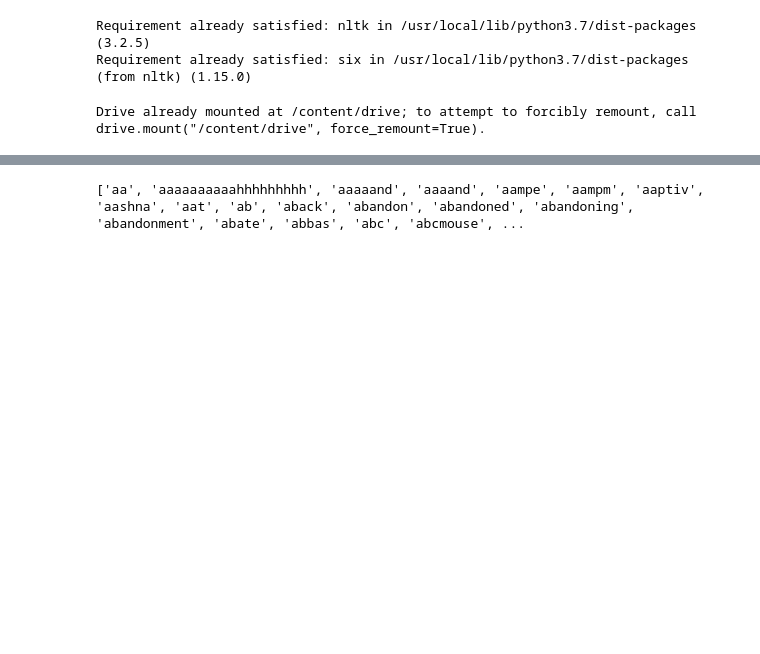
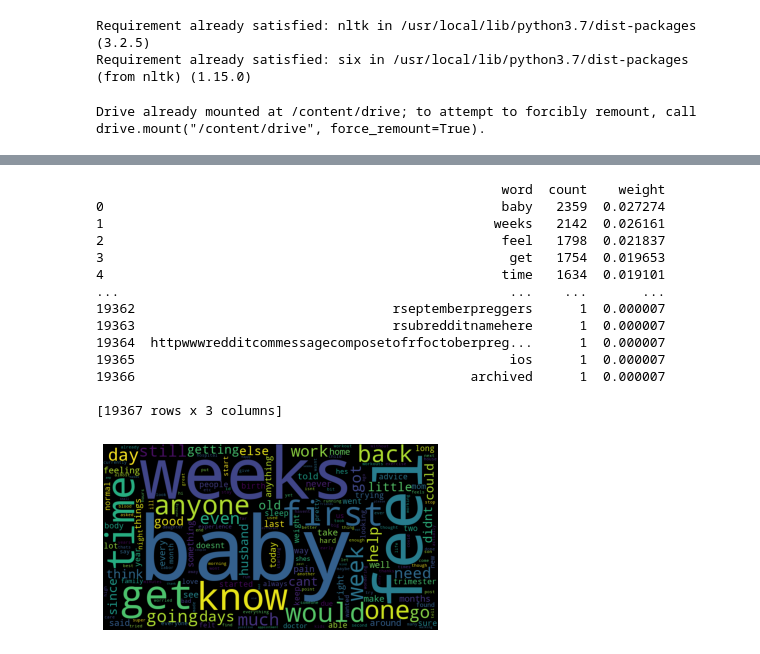
Before and after one commit to tirilab/amiasdc, a Jupyter notebook: analysis_MAMIA.ipynb, the cells around one changed output, grey strips where cells are left out. Saved outputs shown, nothing was run; the diff lists cells and outputs as text; code cells hidden in the pictures; blank space fills up the shorter version.

```diff
--- a/analysis_MAMIA.ipynb
+++ b/analysis_MAMIA.ipynb
@@ -73,4 +81,0 @@ plot_most_frequent_words(dataframes=[vec_top],titles=['r/BabyBumps, r/Mommit, r/
-# %%
-print(cvec_data.get_feature_names())
-# %% [output]
-['aa', 'aaaaaaaaaahhhhhhhhh', 'aaaaand', 'aaaand', 'aampe', 'aampm', 'aaptiv', 'aashna', 'aat', 'ab', 'aback', 'abandon', 'abandoned', 'abandoning', 'abandonment', 'abate', 'abbas', 'abc', 'abcmouse', ...
@@ -76,0 +139,26 @@ print(cvec_data.get_feature_names())
+# %%
+print(df_weights)
+s_word_freq = pd.Series(df_weights['count'])
+s_word_freq.index = df_weights['word']
+di_word_freq = s_word_freq.to_dict()
+
+cloud = wordcloud.WordCloud(width=900, height=500).generate_from_frequencies(di_word_freq)
+plt.imshow(cloud)
+plt.axis('off')
+plt.show()
+# %% [output]
+                                                    word  count    weight
+0                                                   baby   2359  0.027274
+1                                                  weeks   2142  0.026161
+2                                                   feel   1798  0.021837
+3                                                    get   1754  0.019653
+4                                                   time   1634  0.019101
+...                                                  ...    ...       ...
+19362                                 rseptemberpreggers      1  0.000007
+19363                                 rsubredditnamehere      1  0.000007
+19364  httpwwwredditcommessagecomposetofrfoctoberpreg...      1  0.000007
+19365                                                ios      1  0.000007
+19366                                           archived      1  0.000007
+
+[19367 rows x 3 columns]
+[figure, added]
```
Also changed, not shown: parts of 7 cells of this notebook.
